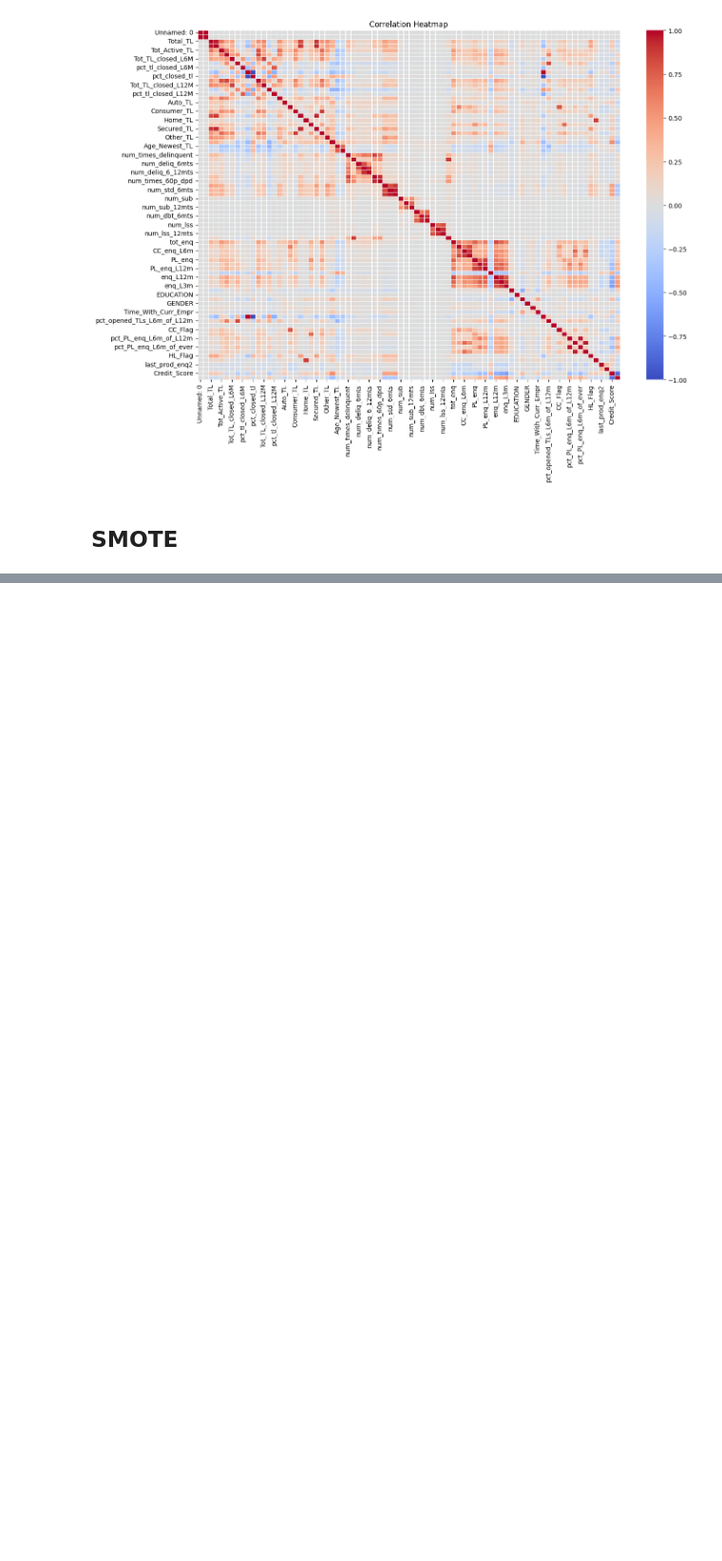
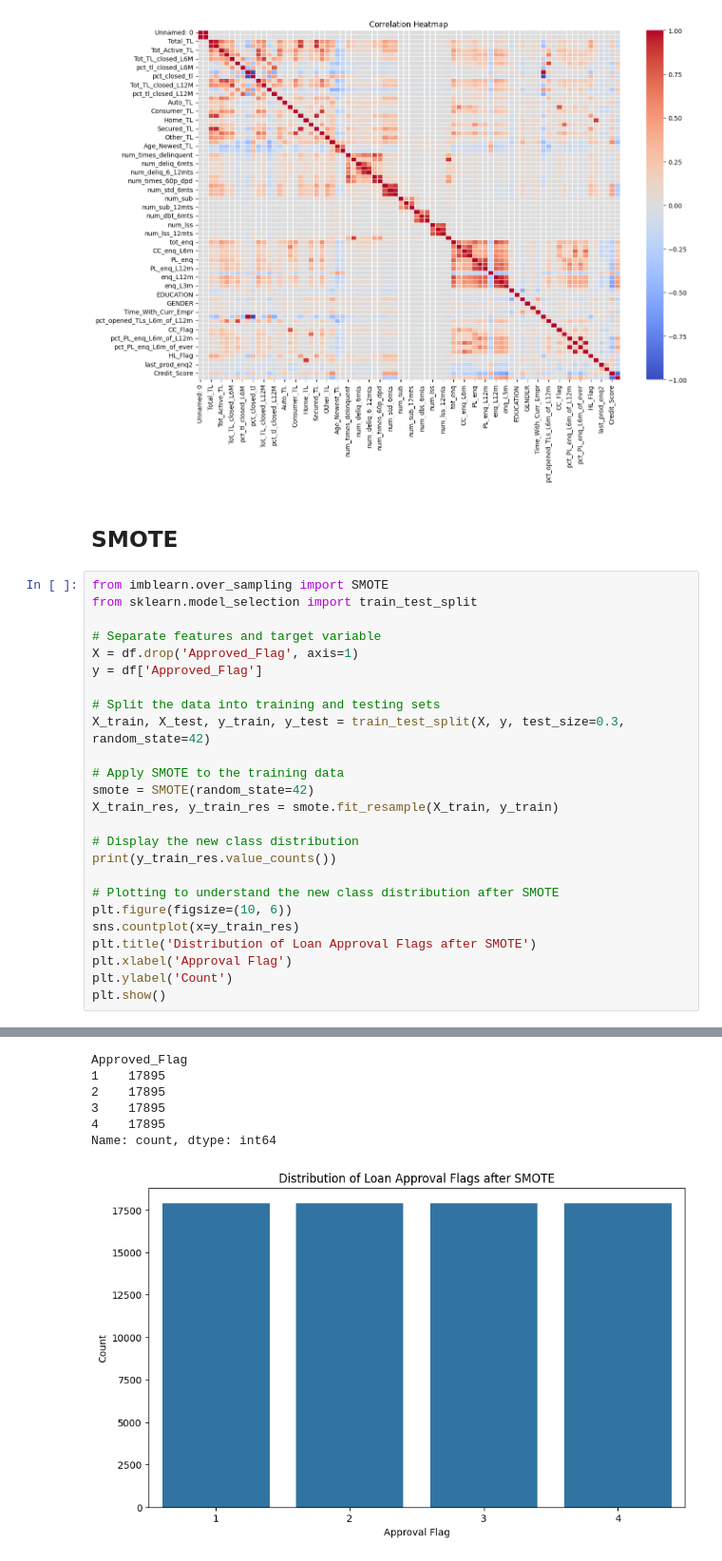
Before and after one commit to dev02chandan/Credit-Risk-Modelling, a Jupyter notebook: research2.ipynb, the cells around one changed output, grey strips where cells are left out. Shown at 95% size. Drawn from its saved outputs; the diff is of its cells as text; blank space fills up the shorter version.

```diff
--- a/research2.ipynb
+++ b/research2.ipynb
@@ -202,3 +202,29 @@ plt.show()
 [figure]
 # %% [markdown]
 ## SMOTE
+# %%
+from imblearn.over_sampling import SMOTE
+from sklearn.model_selection import train_test_split
+
+# Separate features and target variable
+X = df.drop('Approved_Flag', axis=1)
+y = df['Approved_Flag']
+
+# Split the data into training and testing sets
+X_train, X_test, y_train, y_test = train_test_split(X, y, test_size=0.3, random_state=42)
+
+# Apply SMOTE to the training data
+smote = SMOTE(random_state=42)
+X_train_res, y_train_res = smote.fit_resample(X_train, y_train)
+
+# Display the new class distribution
+print(y_train_res.value_counts())
+
+# Plotting to understand the new class distribution after SMOTE
+plt.figure(figsize=(10, 6))
+sns.countplot(x=y_train_res)
+plt.title('Distribution of Loan Approval Flags after SMOTE')
+plt.xlabel('Approval Flag')
+plt.ylabel('Count')
+plt.show()
+# %% [output]
@@ -204,0 +244,7 @@ plt.show()
+Approved_Flag
+1    17895
+2    17895
+3    17895
+4    17895
+Name: count, dtype: int64
+[figure, added]
```
Also changed, not shown: parts of 22 cells of this notebook, 5 other files.
